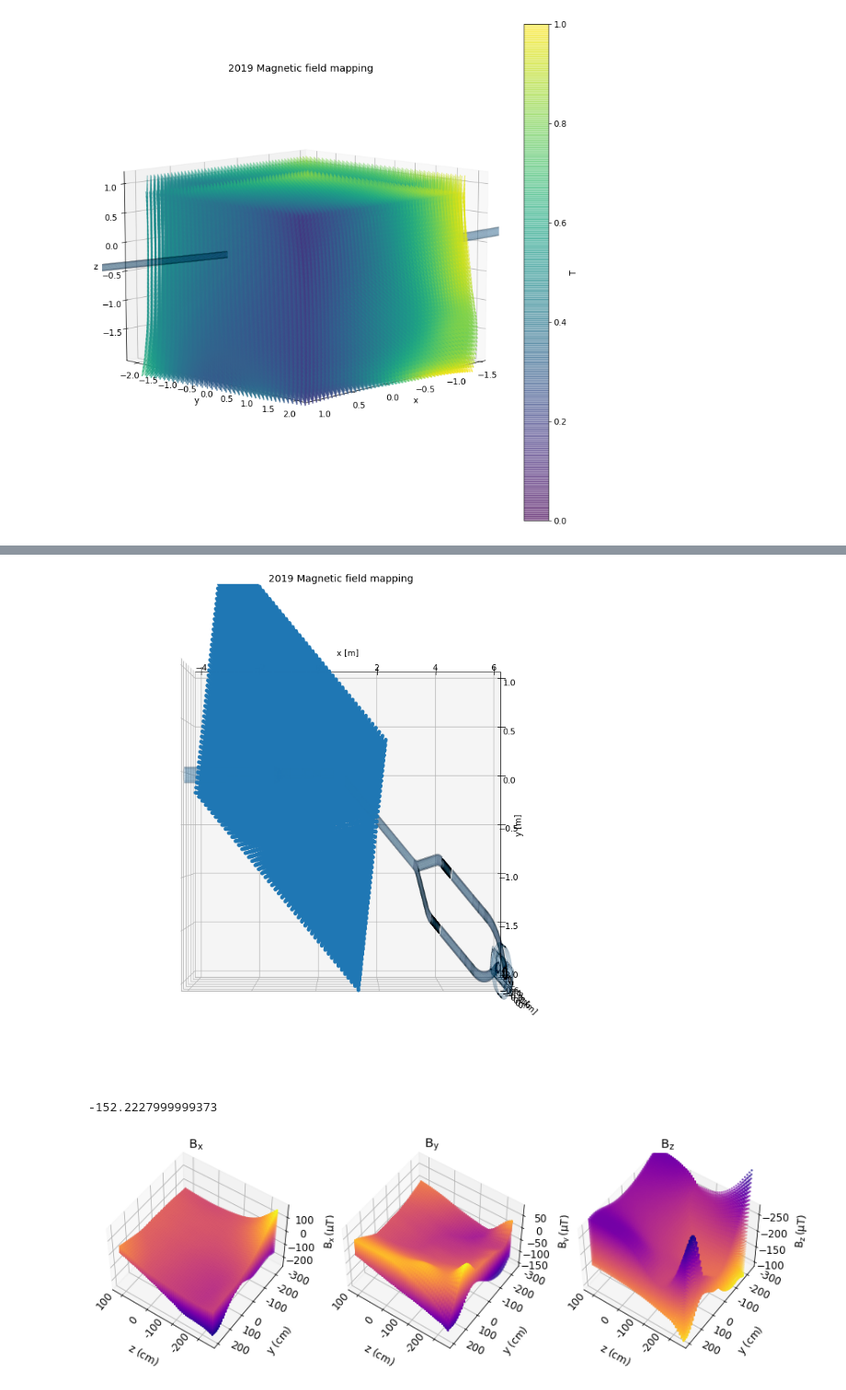
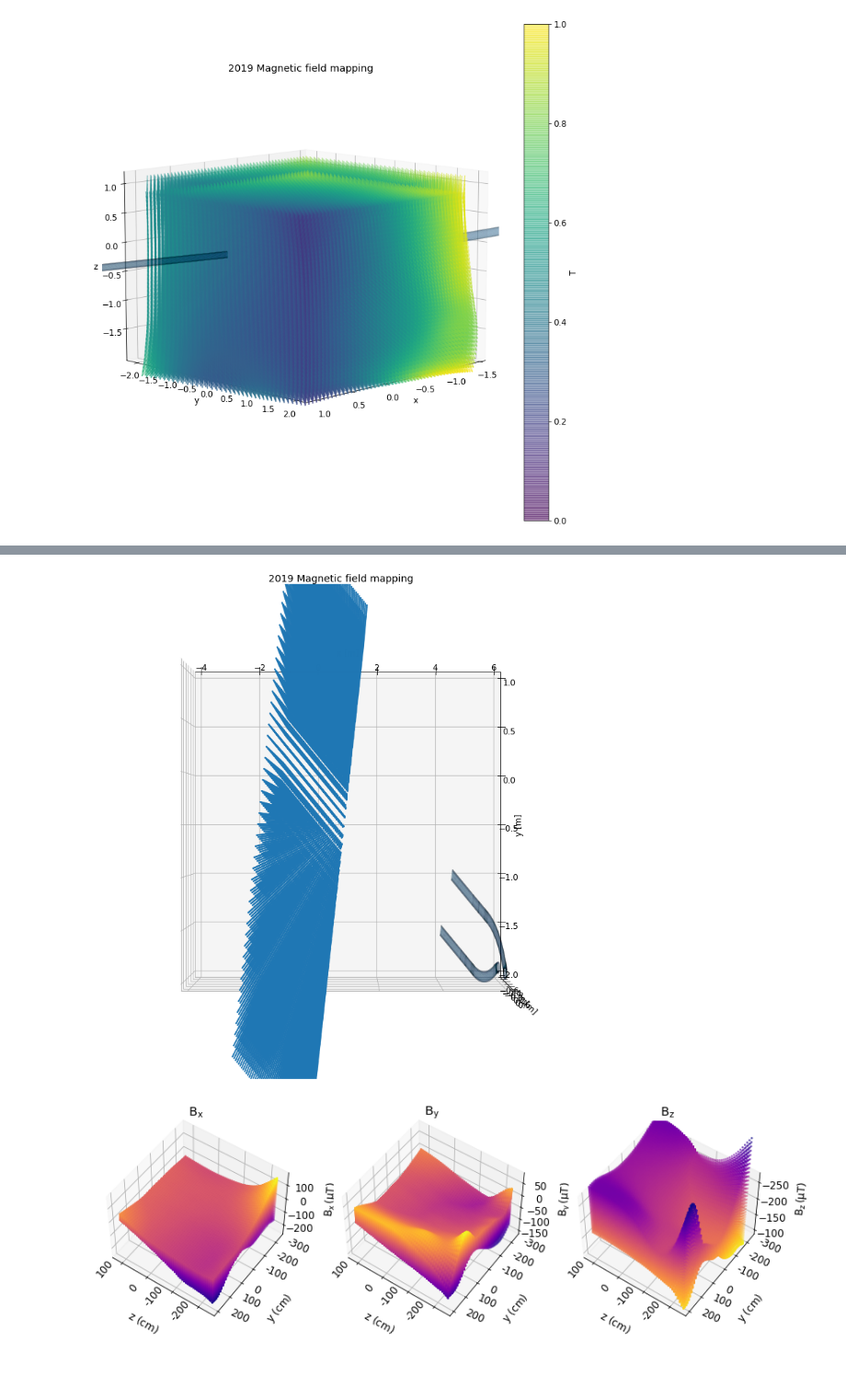
Before and after one commit to eklem1/MesonMagMapping, a Jupyter notebook: MagneticMappingPrevWork/MagMapping-export_TH/MagFieldTesting.ipynb, the cells around one changed output, grey strips where cells are left out. Shown at 92% size. Drawn from its saved outputs; the diff is of its cells as text; code cells hidden in the pictures.

```diff
--- a/MagneticMappingPrevWork/MagMapping-export_TH/MagFieldTesting.ipynb
+++ b/MagneticMappingPrevWork/MagMapping-export_TH/MagFieldTesting.ipynb
@@ -192,14 +213,14 @@ axes = mplot3d.Axes3D(fig)
 plt.title("2019 Magnetic field mapping", pad=-10)
 
 x,y,z,Bx,By,Bz = returnVals(BField_data, [-200, 200], [-200, 200], [-200, 200], )
-c = np.sqrt(Bx**2+By**2+Bz**2)
+# c = np.sqrt(Bx**2+By**2+Bz**2)
 
-# Flatten and normalize
-c = (c.ravel() - c.min()) / c.ptp()
-# Repeat for each body line and two head lines
-c = np.concatenate((c, np.repeat(c, 2)))
-# Colormap
-c = plt.cm.viridis(c)
+# # Flatten and normalize
+# c = (c.ravel() - c.min()) / c.ptp()
+# # Repeat for each body line and two head lines
+# c = np.concatenate((c, np.repeat(c, 2)))
+# # Colormap
+# c = plt.cm.viridis(c)
 
 # Q = axes.quiver(x/100,y/100,z/100,Bx,By,Bz, colors=c, length=.4, normalize=True, alpha=0.2)
 # cbar = fig.colorbar(Q, label="mT")
@@ -207,57 +228,38 @@ c = plt.cm.viridis(c)
 x = df_BField_data['x']
 y = df_BField_data['y']
 
 # rotatedArr = rotate(np.array([x, y]).T, degrees=-20).T
-rotatedArr = rotate(np.array([y, x]).T, degrees=-20).T
+rotatedArr = rotate(np.array([x, y]).T, degrees=-20).T
 
 x_r = rotatedArr[0]
 y_r = rotatedArr[1]
 
 z = df_BField_data['z']
-Q = axes.scatter(x_r/100,y_r/100,z/100)
+Q = axes.scatter(x_r/100,y_r/100,z/100, s=2)
 # cbar = fig.colorbar(Q, label="mT")
 
 #loads all the file I have in this folder as STLs
 STLpath = '../../PENTrackAnalysis/STLsToGraph'
 stl_array = os.listdir(STLpath)
 
-for STLfile in stl_array:
+for STLfile in stl_array[:2]:
 #     print(STLfile)
     ppf.graphSTL(STLpath+'/'+STLfile, axes)
 
 # axes.view_init(elev=10., azim=45)
 axes.view_init(elev=90., azim=-90)
 
 axes.set_xlim(-4, 6)
 axes.set_ylim(-2, 1)
 axes.set_zlim(-0.6, 0.6)
 axes.set_xlabel('x [m]')
 axes.set_ylabel('y [m]')
 axes.set_zlabel('z [m]')
+# plt.gca().set_aspect("equal")
 
 plt.show()
 # %% [output]
-[figure, old version]
+[figure, new version]
-# %%
-from matplotlib import cm
-from matplotlib.ticker import LinearLocator, FormatStrFormatter
-from matplotlib.ticker import FormatStrFormatter
-
-df_BField_data = pd.read_csv(file, comment='#')
-
-Bx_dense = df_BField_data["B_x"]
-By_dense = df_BField_data["B_y"]
-Bz_dense = df_BField_data["B_z"]
-
-x_dense = df_BField_data["x"]
-y_dense = df_BField_data["y"]
-z_dense = df_BField_data["z"]
-
-# df_BField_data
-# Bx_dense[0]*100 #uT
-# Bx_dense[0] #mT
-# %% [output]
--152.2227999999373
 # %%
 # ### Producing the plots
 plt.rcParams['font.size'] = '12'
```
Also changed, not shown: parts of 3 cells of this notebook, 3 other files.
